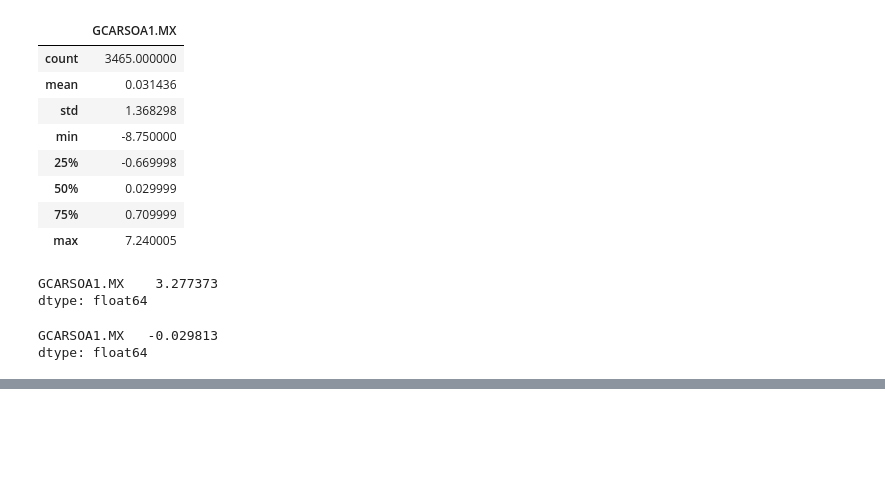
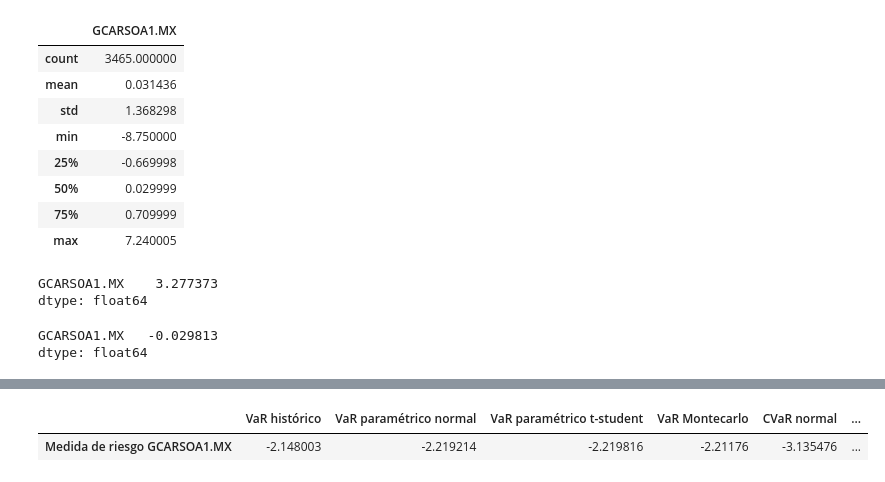
Before and after one commit to LuisGCanales/proyecto_riesgo_mercados, a Jupyter notebook: proyecto_riesgo_mercados.ipynb, the cells around one changed output, grey strips where cells are left out. Saved outputs shown, nothing was run; the diff lists cells and outputs as text; code cells hidden in the pictures; blank space fills up the shorter version.

Commit message:
update medidas de riesgo

```diff
--- a/proyecto_riesgo_mercados.ipynb
+++ b/proyecto_riesgo_mercados.ipynb
@@ -87,6 +89,6 @@ dtype: float64
 # %%
 # VaR no parametrico
-VaR_non_param = daily_returns.quantile(0.05)
+VaR_historic = daily_returns.dropna().quantile(0.05).values[0]
 # %%
 # VaR parametrico
 mean = daily_returns.mean()
@@ -105,0 +106,39 @@ VaR_param_t = t.ppf(0.05, df, mean, std)
+# %%
+# Montecarlo simulation
+
+n_simulations = 1000000
+
+simulated_returns = np.random.normal(mean, std, n_simulations)
+
+MCVaR = np.quantile(simulated_returns, 0.05)
+# %%
+# CVaR / Expected Shortfall
+
+# Normal distribution
+CVaR_normal = daily_returns[daily_returns <= VaR_param_norm].mean().values[0]
+
+# T distribution
+CVaR_t = daily_returns[daily_returns <= VaR_param_t].mean().values[0]
+
+# Montecarlo simulation
+CVaR_MC = simulated_returns[simulated_returns <= MCVaR].mean()
+
+# CVaR 95% historical
+CVaR_95_hist = daily_returns[daily_returns <= VaR_historic].mean().values[0]
+# %%
+risk_dict = {
+    "VaR histórico": VaR_historic,
+    "VaR paramétrico normal": VaR_param_norm,
+    "VaR paramétrico t-student": VaR_param_t,
+    "VaR Montecarlo": MCVaR,
+    "CVaR normal": CVaR_normal,
+    "CVaR t-student": CVaR_t,
+    "CVaR Montecarlo": CVaR_MC,
+    "CVaR histórico": CVaR_95_hist
+    }
+risk_measures = pd.DataFrame(risk_dict, index=["Medida de riesgo GCARSOA1.MX"])
+
+risk_measures
+# %% [output]
+|  | VaR histórico | VaR paramétrico normal | VaR paramétrico t-student | VaR Montecarlo | CVaR normal | ... |
+| Medida de riesgo GCARSOA1.MX | -2.148003 | -2.219214 | -2.219816 | -2.21176 | -3.135476 | ... |
```
Also changed, not shown: parts of 2 cells of this notebook.
